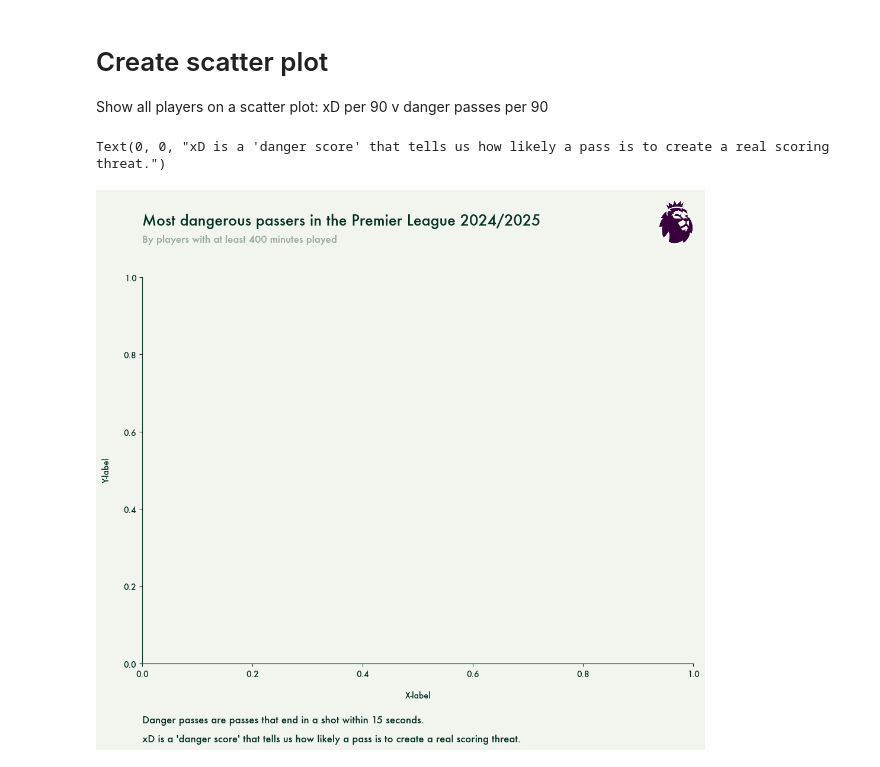
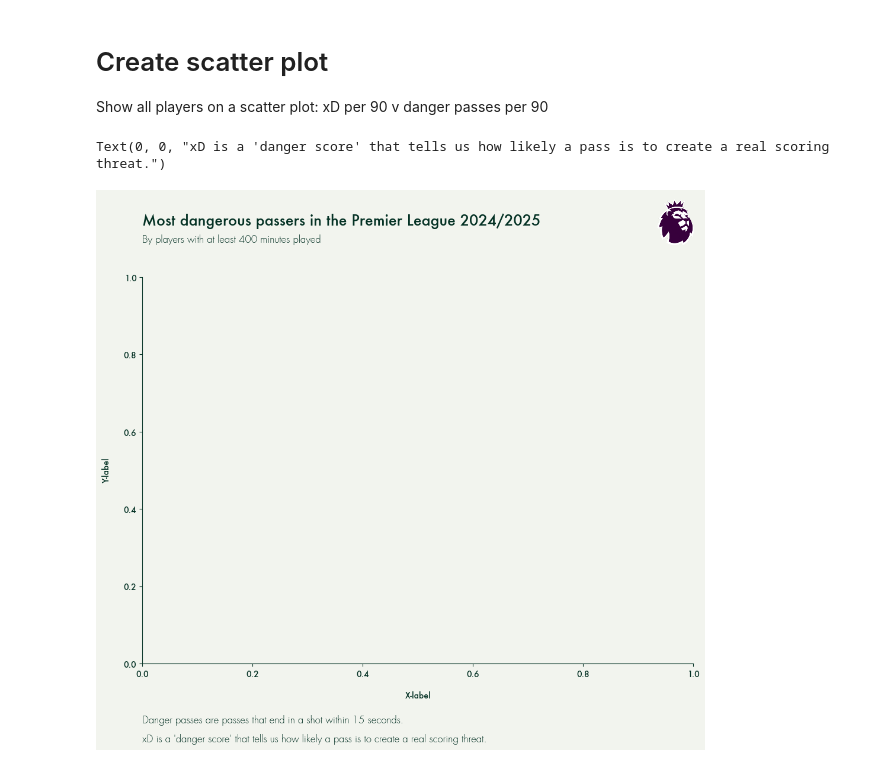
Before and after one commit to MarijnSt/soccermatics-project-2, a Jupyter notebook: notebooks/viz.ipynb, the cells around one changed output. Cells and saved outputs as stored; diff of their text form; code cells hidden in the pictures.

Commit message:
feat: add light futura font

```diff
--- a/notebooks/viz.ipynb
+++ b/notebooks/viz.ipynb
@@ -57,7 +57,7 @@ heading_ax.text(
     fontsize=style_config['sizes']['p'],
     ha='left',
     va='bottom',
-    alpha=style_config['alpha']
+    fontproperties=style_config['font_prop_light']
 )
 
 # PL logo
@@ -66,31 +66,33 @@ logo = mpimg.imread(logo_path)
 imagebox = OffsetImage(logo, zoom=0.25)
 ab = AnnotationBbox(
     imagebox,
     (1, 0),                     # location of annotation box
     xycoords='axes fraction',   # use axes fraction coordinates: relative to axes and percentage of axes for position
     box_alignment=(1, 0),       # alignment of the annotation box: (1, 0) means right-aligned and bottom-aligned
     frameon=False               # don't show the frame of the annotation box
 )
 heading_ax.add_artist(ab)
 
 main_ax.set_xlabel('X-label', labelpad=15)
 main_ax.set_ylabel('Y-label', labelpad=15)
 
 legend_ax.text(
     0, 0.5,
     'Danger passes are passes that end in a shot within 15 seconds.',
+    fontproperties=style_config['font_prop_light'],
     fontsize=style_config['sizes']['p'],
     ha='left',
     va='center'
 )
 
 legend_ax.text(
     0, 0,
     'xD is a \'danger score\' that tells us how likely a pass is to create a real scoring threat.',
+    fontproperties=style_config['font_prop_light'],
     fontsize=style_config['sizes']['p'],
     ha='left',
     va='bottom'
 )
 # %% [output]
 Text(0, 0, "xD is a 'danger score' that tells us how likely a pass is to create a real scoring threat.")
-[figure, old version]
+[figure, new version]
```
Also changed, not shown: 2 other files.
